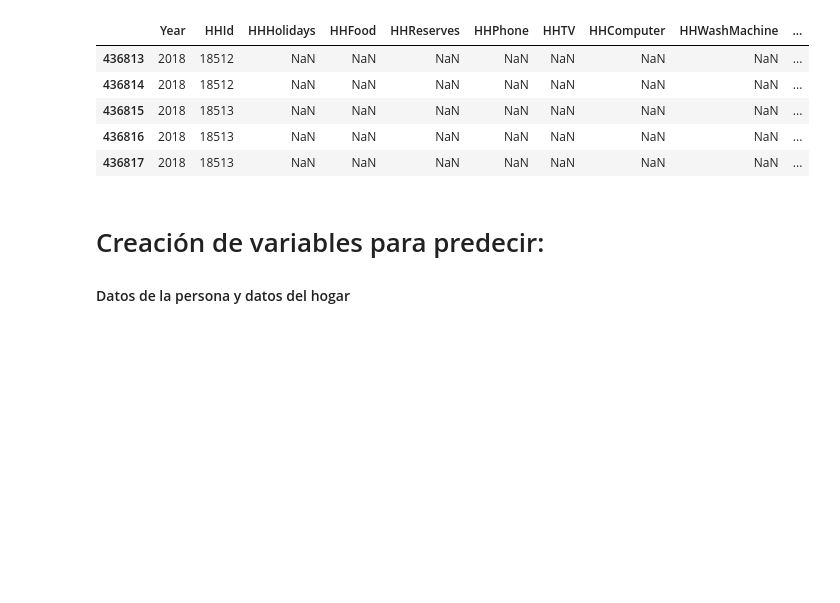
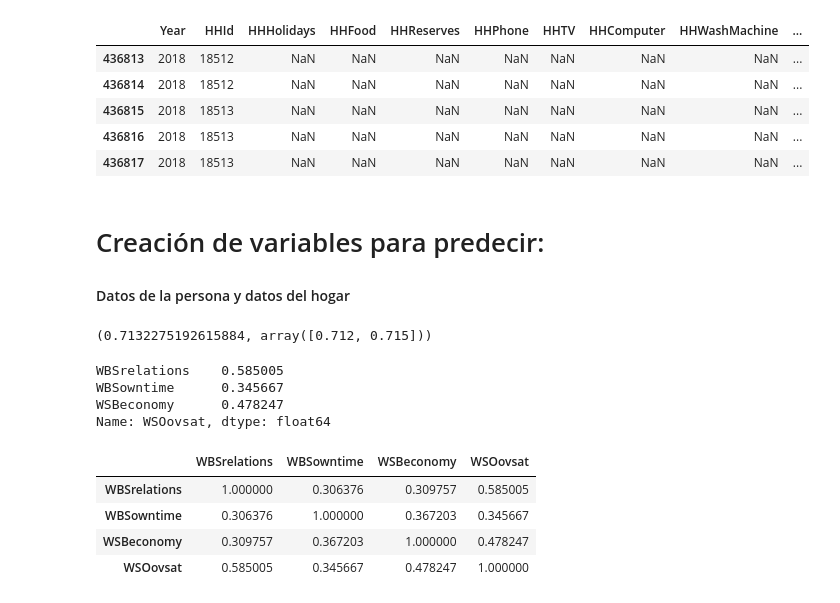
Before and after one commit to mariaferrol1988/TFM_MasterDataSciences, a Jupyter notebook: Data/data_preparation.ipynb, the cells around one changed output. Cells and saved outputs as stored; diff of their text form; code cells hidden in the pictures; blank space fills up the shorter version.

```diff
--- a/Data/data_preparation.ipynb
+++ b/Data/data_preparation.ipynb
@@ -589,0 +586,5 @@ cronbach_alpha(df_hap[['FFTense','FFDown','FFCalm','FFDepressed','FFHappy']])
+# %%
+# Test the los datos
+pg.cronbach_alpha(data = dfFinal[['WBSrelations','WBSowntime','WSBeconomy','WSOovsat']])
+# %% [output]
+(0.7132275192615884, array([0.712, 0.715]))
@@ -589,0 +593,16 @@ cronbach_alpha(df_hap[['FFTense','FFDown','FFCalm','FFDepressed','FFHappy']])
+# %%
+correraltions = dfFinal[['WBSrelations','WBSowntime','WSBeconomy','WSOovsat']].corr()['WSOovsat'][:-1]
+correraltions
+# %% [output]
+WBSrelations    0.585005
+WBSowntime      0.345667
+WSBeconomy      0.478247
+Name: WSOovsat, dtype: float64
+# %%
+dfFinal[['WBSrelations','WBSowntime','WSBeconomy','WSOovsat']].corr()
+# %% [output]
+|  | WBSrelations | WBSowntime | WSBeconomy | WSOovsat |
+| WBSrelations | 1.000000 | 0.306376 | 0.309757 | 0.585005 |
+| WBSowntime | 0.306376 | 1.000000 | 0.367203 | 0.345667 |
+| WSBeconomy | 0.309757 | 0.367203 | 1.000000 | 0.478247 |
+| WSOovsat | 0.585005 | 0.345667 | 0.478247 | 1.000000 |
```
Also changed, not shown: parts of 8 cells of this notebook.
